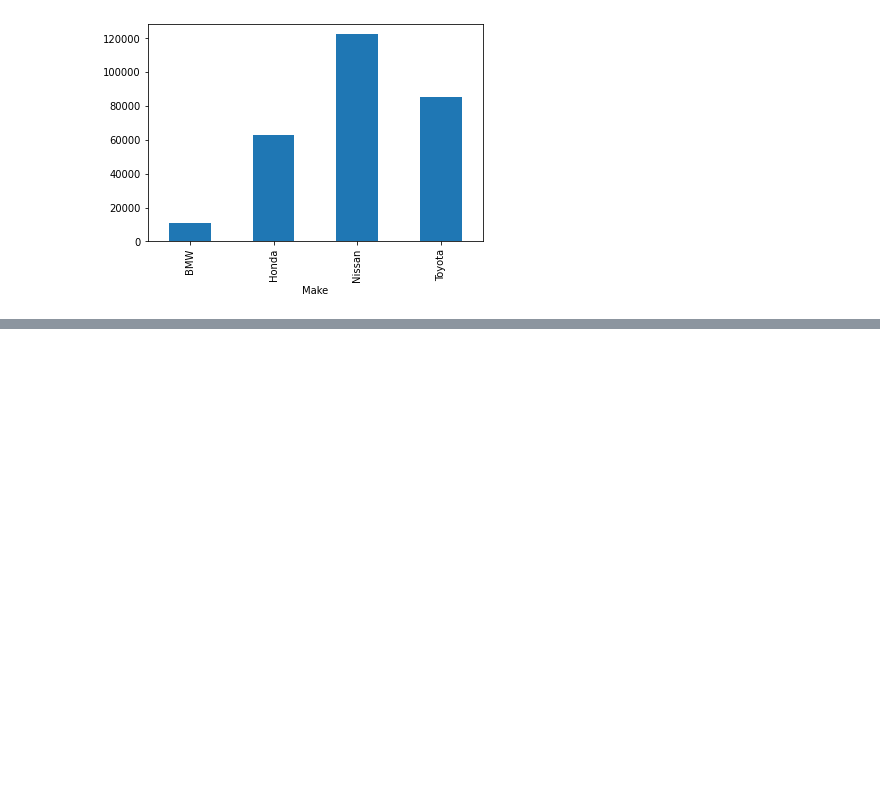
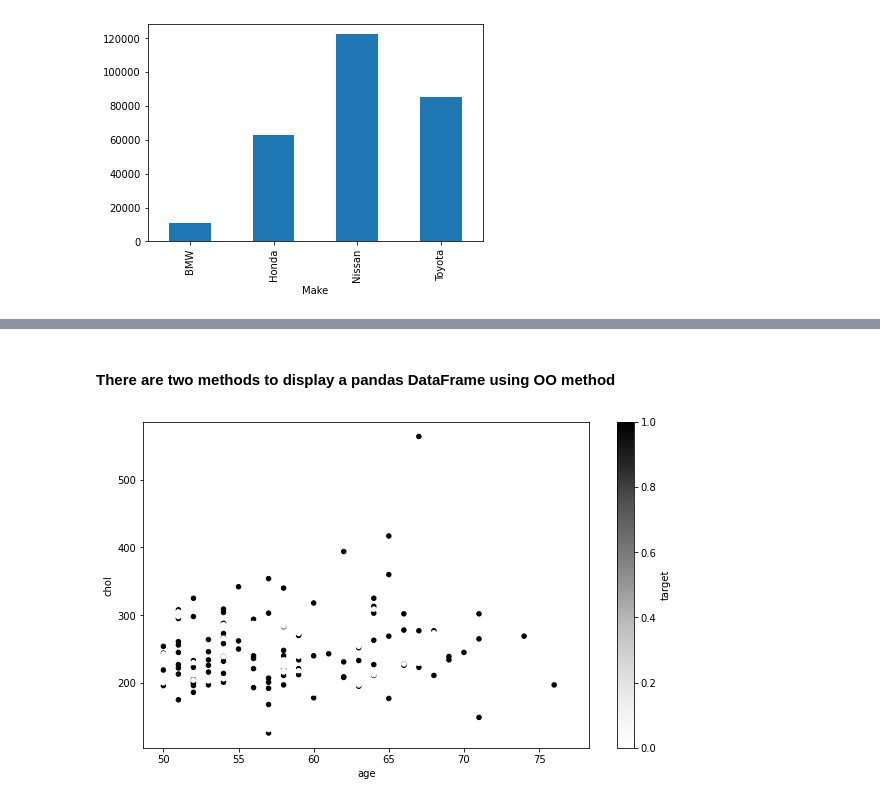
Before and after one commit to MMPSoudani/Data_Science_Notebook, a Jupyter notebook: introduction_to_matplotlib.ipynb, the cells around one changed output, grey strips where cells are left out. Cells and saved outputs as stored; diff of their text form; code cells hidden in the pictures; blank space fills up the shorter version.

```diff
--- a/introduction_to_matplotlib.ipynb
+++ b/introduction_to_matplotlib.ipynb
@@ -237,0 +269,10 @@ car_sales.groupby("Make")["Odometer (KM)"].mean().plot(kind="bar");
+# %% [markdown]
+#### There are two methods to display a pandas DataFrame using OO method
+# %%
+# 1st Method: Object Oriented mixed with PyPlot
+
+over_50 = df[df["age"] >= 50]
+fig, ax = plt.subplots(figsize=(10, 6))
+over_50.plot(kind="scatter", x="age", y="chol", c="target", ax=ax);
+# %% [output]
+[figure, added]
```
Also changed, not shown: parts of 34 cells of this notebook, 1 other file.
